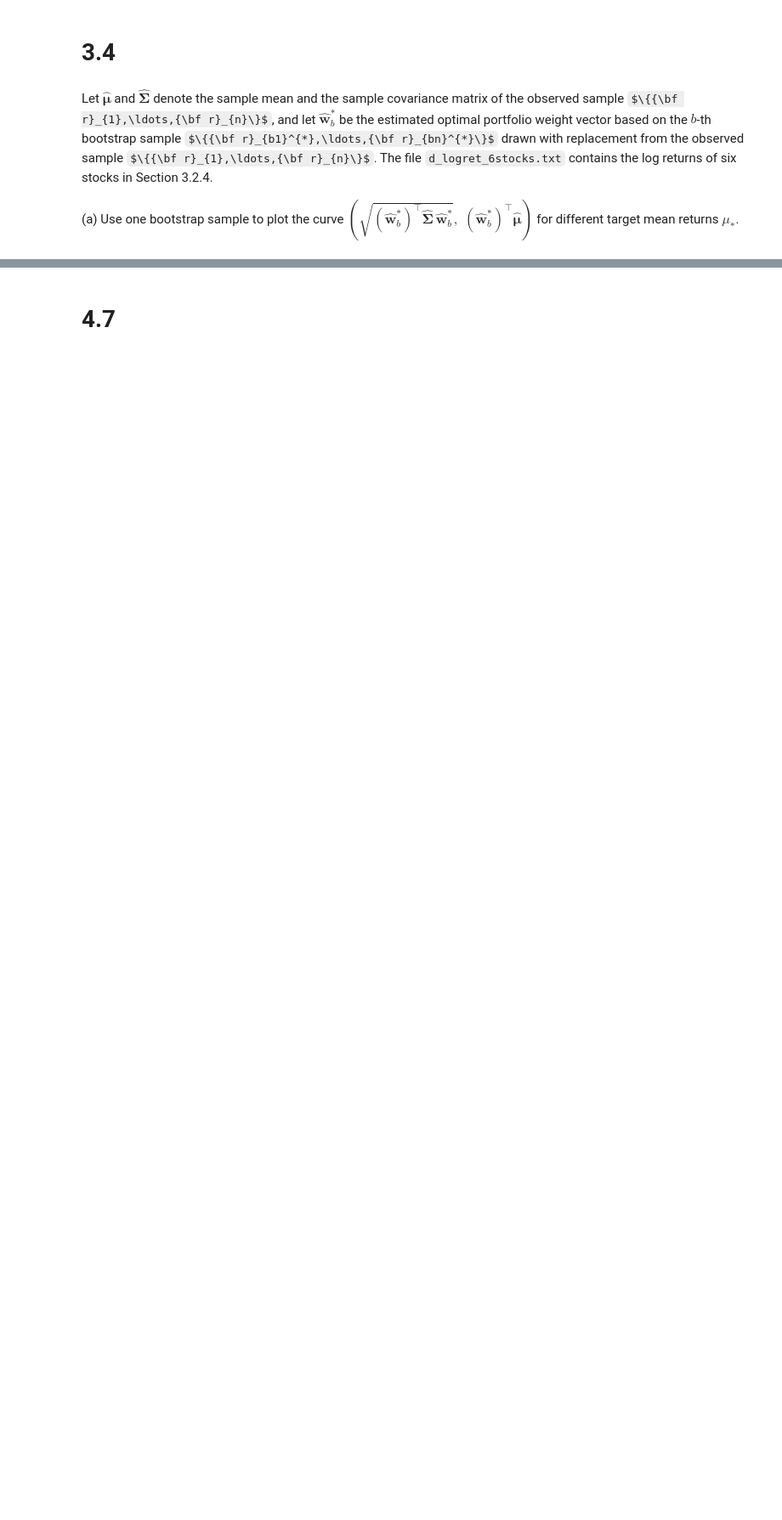
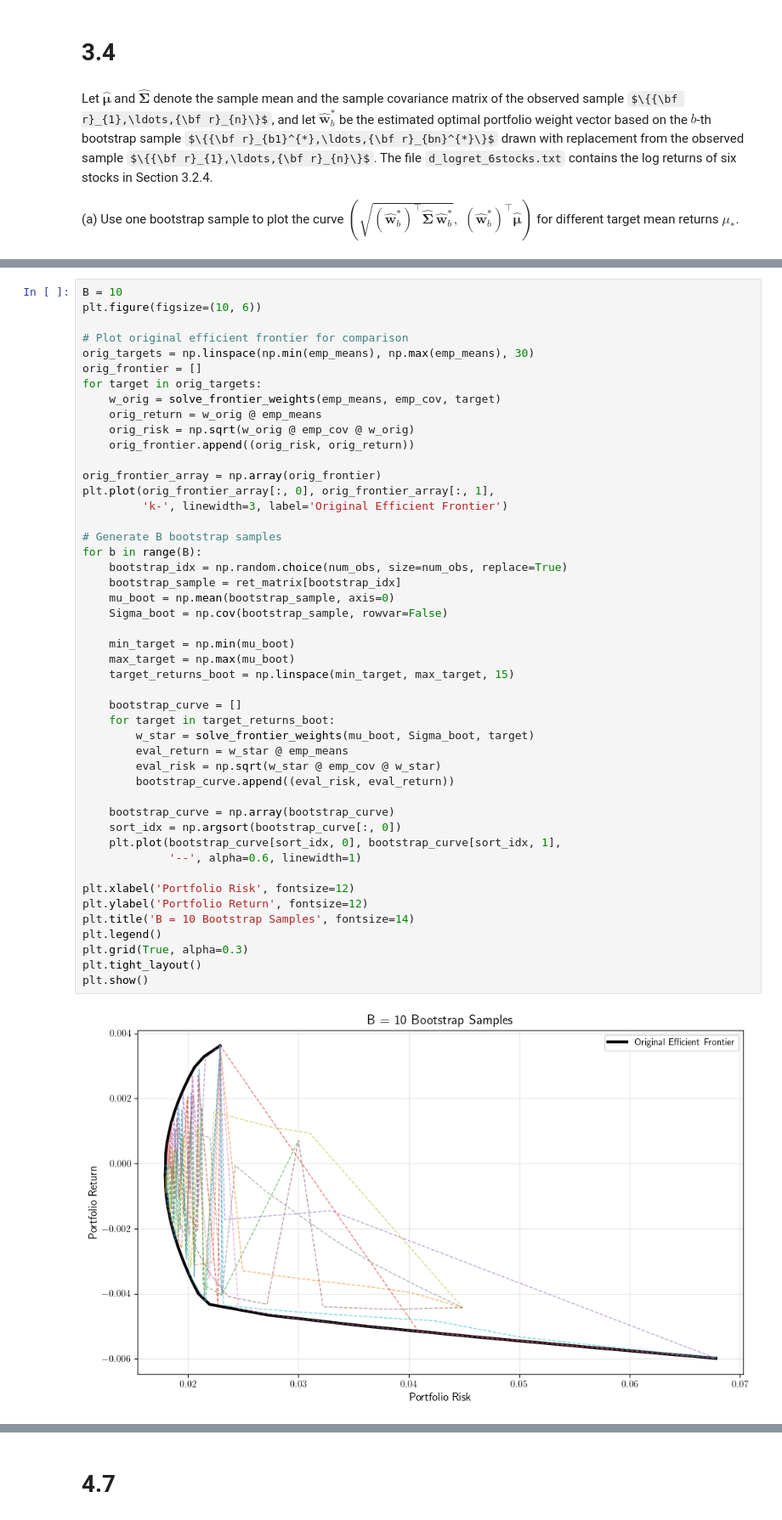
Before and after one commit to jujopo/ams-516, a Jupyter notebook: hw4.ipynb, the cells around one changed output, grey strips where cells are left out. Shown at 85% size. Saved outputs shown, nothing was run; the diff lists cells and outputs as text; some formulas as TeX source; blank space fills up the shorter version.

```diff
--- a/hw4.ipynb
+++ b/hw4.ipynb
@@ -214,0 +298,49 @@ GM      0.000063  0.000237  0.000396
+# %%
+B = 10
+plt.figure(figsize=(10, 6))
+
+# Plot original efficient frontier for comparison
+orig_targets = np.linspace(np.min(emp_means), np.max(emp_means), 30)
+orig_frontier = []
+for target in orig_targets:
+    w_orig = solve_frontier_weights(emp_means, emp_cov, target)
+    orig_return = w_orig @ emp_means
+    orig_risk = np.sqrt(w_orig @ emp_cov @ w_orig)
+    orig_frontier.append((orig_risk, orig_return))
+
+orig_frontier_array = np.array(orig_frontier)
+plt.plot(orig_frontier_array[:, 0], orig_frontier_array[:, 1],
+         'k-', linewidth=3, label='Original Efficient Frontier')
+
+# Generate B bootstrap samples
+for b in range(B):
+    bootstrap_idx = np.random.choice(num_obs, size=num_obs, replace=True)
+    bootstrap_sample = ret_matrix[bootstrap_idx]
+    mu_boot = np.mean(bootstrap_sample, axis=0)
+    Sigma_boot = np.cov(bootstrap_sample, rowvar=False)
+
+    min_target = np.min(mu_boot)
+    max_target = np.max(mu_boot)
+    target_returns_boot = np.linspace(min_target, max_target, 15)
+
+    bootstrap_curve = []
+    for target in target_returns_boot:
+        w_star = solve_frontier_weights(mu_boot, Sigma_boot, target)
+        eval_return = w_star @ emp_means
+        eval_risk = np.sqrt(w_star @ emp_cov @ w_star)
+        bootstrap_curve.append((eval_risk, eval_return))
+
+    bootstrap_curve = np.array(bootstrap_curve)
+    sort_idx = np.argsort(bootstrap_curve[:, 0])
+    plt.plot(bootstrap_curve[sort_idx, 0], bootstrap_curve[sort_idx, 1],
+             '--', alpha=0.6, linewidth=1)
+
+plt.xlabel('Portfolio Risk', fontsize=12)
+plt.ylabel('Portfolio Return', fontsize=12)
+plt.title('B = 10 Bootstrap Samples', fontsize=14)
+plt.legend()
+plt.grid(True, alpha=0.3)
+plt.tight_layout()
+plt.show()
+# %% [output]
+[figure, added]
```
Also changed, not shown: parts of 23 cells of this notebook, 1 other file.
